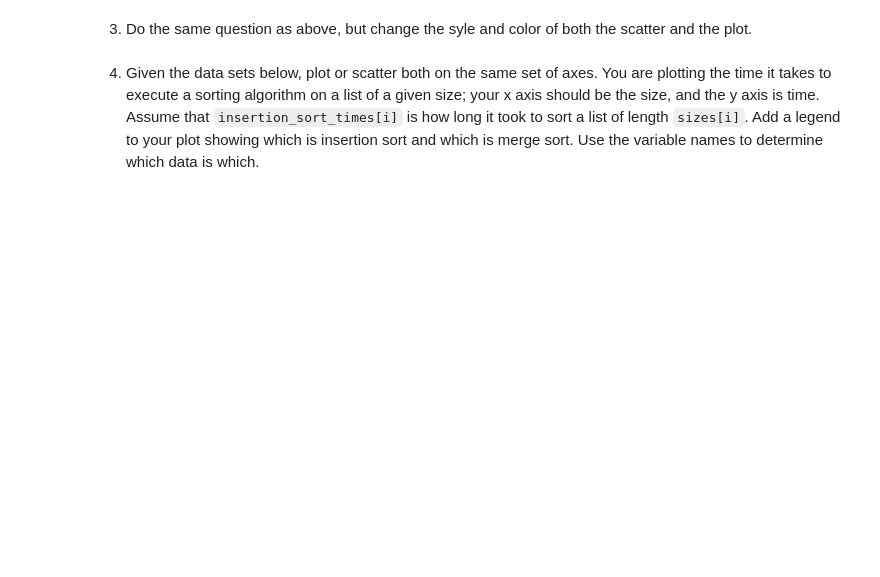
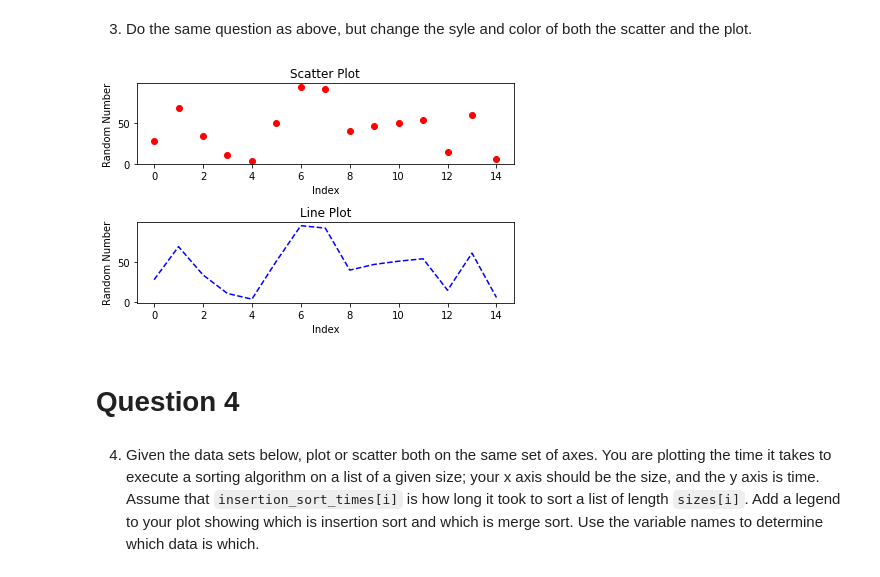
Before and after one commit to Gretsch1963/44620-Mod3, a Jupyter notebook: pyplot.ipynb, the cells around one changed output. Cells and saved outputs as stored; diff of their text form; code cells hidden in the pictures; blank space fills up the shorter version.

```diff
--- a/pyplot.ipynb
+++ b/pyplot.ipynb
@@ -27,5 +94,44 @@ letter_freq = dict(Counter(TEXT))
 # %% [markdown]
 3. Do the same question as above, but change the syle and color of both the scatter and the plot.
+# %%
+
+
+# Generate a sequence of 15 random numbers
+
+random_numbers = []
+for _ in range(15):
+    random_numbers.append(random.randint(1, 100))
+
+# Create a figure with two subplots, one for the scatter plot and one for the line plot
+
+fig, (scatter_ax, plot_ax) = plt.subplots(2)
+
+# Scatter plot. The scatter() function is used to plot the random numbers against their respective indices.
+
+# The title, x-axis label, and y-axis label are also set using the corresponding set_title(),
+# set_xlabel(), and set_ylabel() methods
+
+scatter_ax.scatter(range(len(random_numbers)), random_numbers, color='red', marker='o')
+scatter_ax.set_title("Scatter Plot")
+scatter_ax.set_xlabel("Index")
+scatter_ax.set_ylabel("Random Number")
+
+# Line plot. The plot() function is used to create a line connecting the random numbers.
+# The title, x-axis label, and y-axis label are similarly set.
+
+plot_ax.plot(range(len(random_numbers)), random_numbers, color='blue', linestyle='--')
+plot_ax.set_title("Line Plot")
+plot_ax.set_xlabel("Index")
+plot_ax.set_ylabel("Random Number")
+
+# Display the plot
+
+plt.tight_layout()
+plt.show()
+# %% [output]
+[figure, added]
+# %% [markdown]
+# Question 4
 # %% [markdown]
 4. Given the data sets below, plot or scatter both on the same set of axes.  You are plotting the time it takes to execute a sorting algorithm on a list of a given size; your x axis should be the size, and the y axis is time.  Assume that `insertion_sort_times[i]` is how long it took to sort a list of length `sizes[i]`.  Add a legend to your plot showing which is insertion sort and which is merge sort.  Use the variable names to determine which data is which.
 # %%
```
Also changed, not shown: parts of 7 cells of this notebook.
